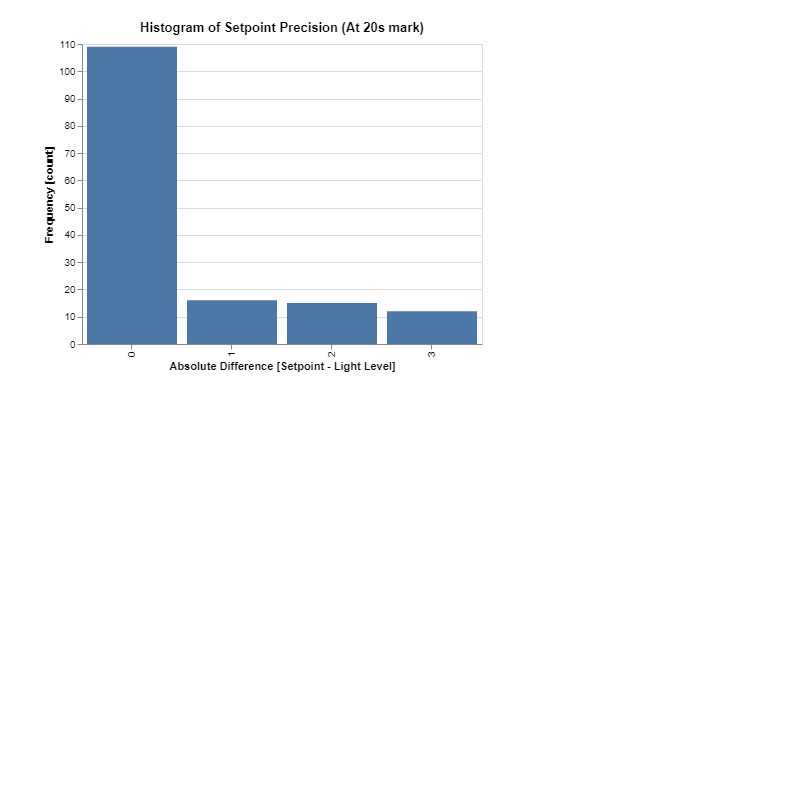
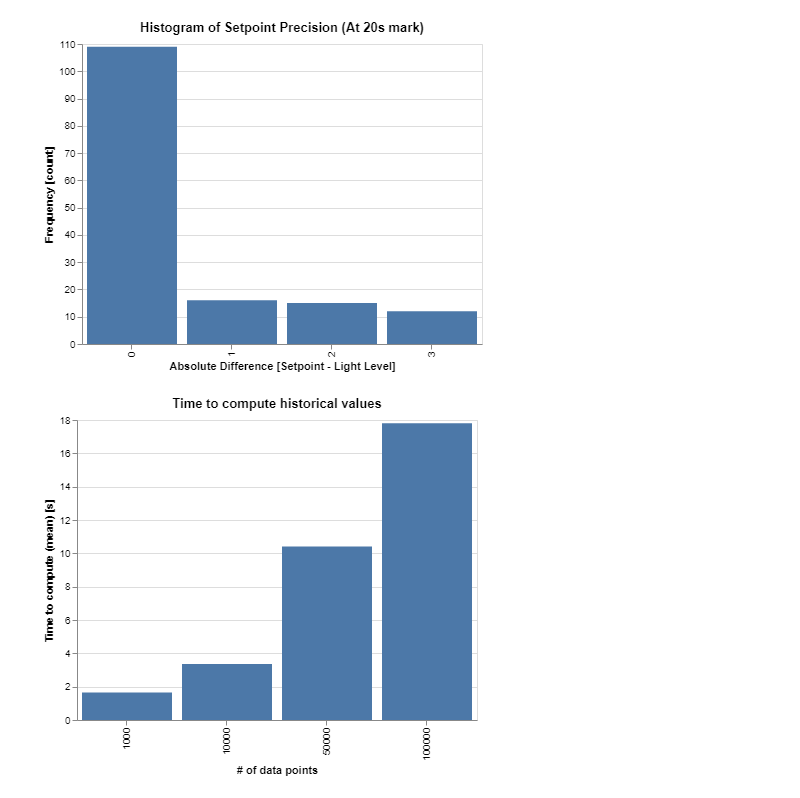
Before and after one commit to emiljohansen/IoT-F20-Project, a Jupyter notebook: evalutation/plotting/Notebook.ipynb, the cells around one changed output. Cells and saved outputs as stored; diff of their text form; code cells hidden in the pictures; blank space fills up the shorter version.

Commit message:
plot computation plotting finished

```diff
--- a/evalutation/plotting/Notebook.ipynb
+++ b/evalutation/plotting/Notebook.ipynb
@@ -96,3 +96,20 @@ alt.Chart(setpoint_delays).mark_bar(
 )
 # %% [output]
 [figure]
+# %%
+%config IPCompleter.greedy=True
+import pandas as pd
+import altair as alt
+
+computation_delays = pd.read_csv('plot_test_results.csv')
+
+alt.Chart(computation_delays).mark_bar(
+                                                 ).encode(
+    alt.X('Amount:N', title='# of data points'),
+    alt.Y('mean(Time)', title='Time to compute (mean) [s]'),
+).properties(
+    width=400,
+    title='Time to compute historical values'
+)
+# %% [output]
+[figure, added]
```
Also changed, not shown: parts of 1 cell of this notebook, 7 other files.
